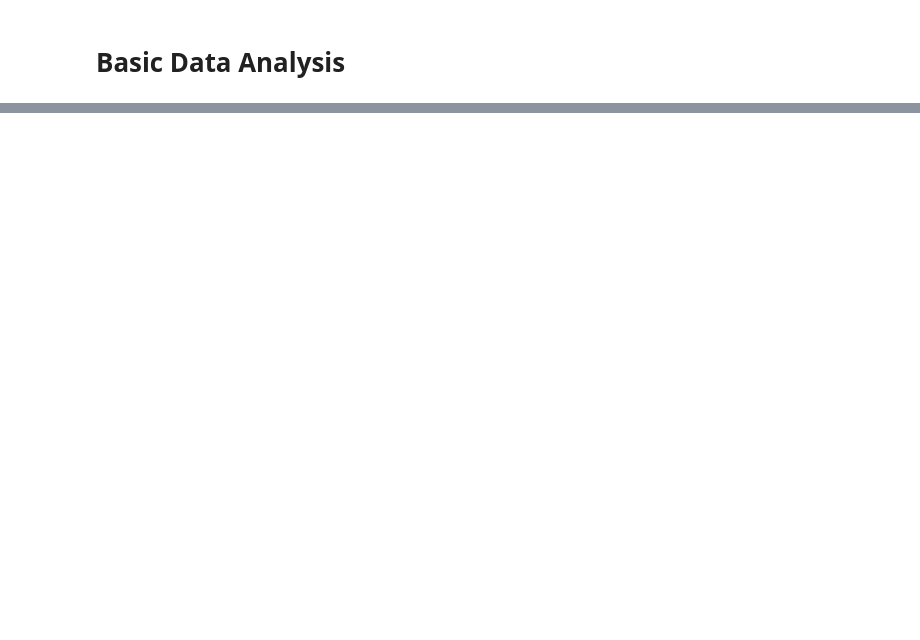
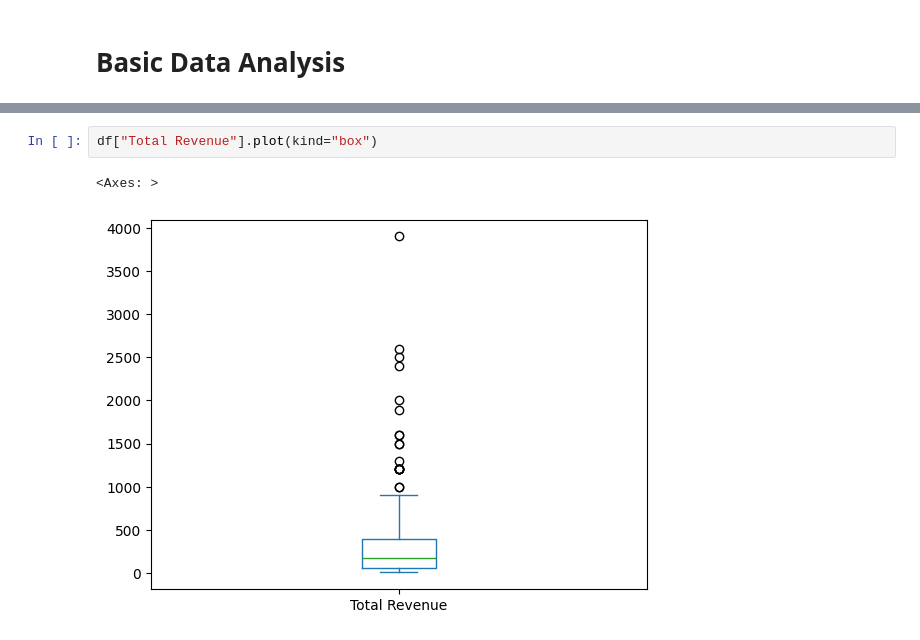
Before and after one commit to saad-sufyan-dev/python-learning-lab, a Jupyter notebook: data_analysis/day_02.ipynb, the cells around one changed output, grey strips where cells are left out. Cells and saved outputs as stored; diff of their text form; blank space fills up the shorter version.

```diff
--- a/data_analysis/day_02.ipynb
+++ b/data_analysis/day_02.ipynb
@@ -213,0 +109,5 @@ Min Sales of each region:
+# %%
+df["Total Revenue"].plot(kind="box")
+# %% [output]
+<Axes: >
+[figure, added]
```
Also changed, not shown: parts of 32 cells of this notebook, 2 other files.
